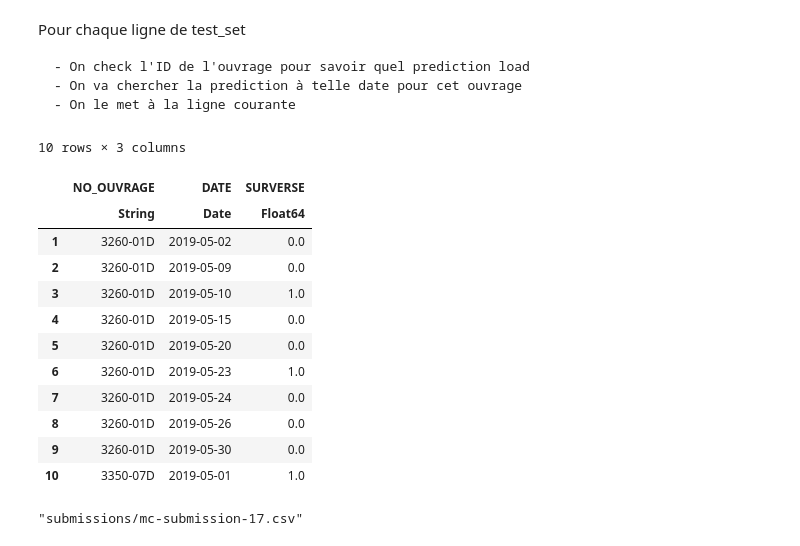
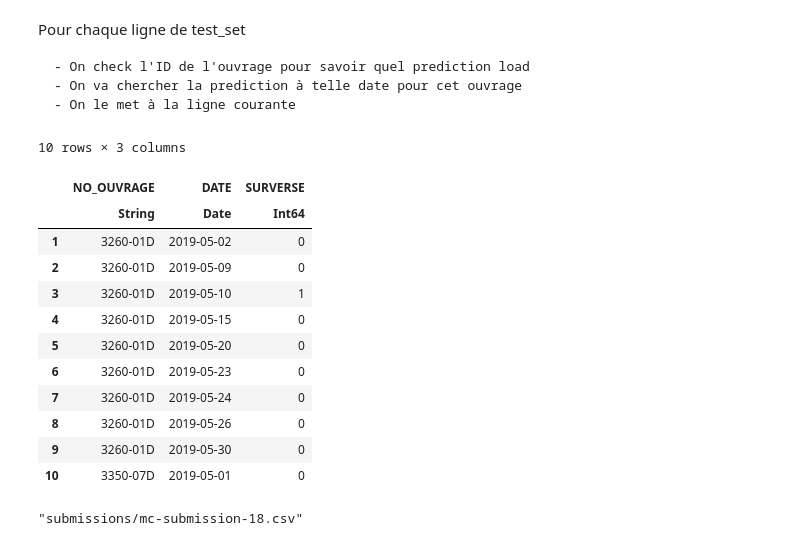
Before and after one commit to JeyzerMC/MTH3302-Project, a Jupyter notebook: Modele_Isolation.ipynb, the cells around one changed output. Drawn from its saved outputs; the diff is of its cells as text; code cells hidden in the pictures.

Commit message:
MC: Submission 18

```diff
--- a/Modele_Isolation.ipynb
+++ b/Modele_Isolation.ipynb
@@ -317,25 +438,26 @@ for i=1:size(test_set, 1)
 
     test_set[i, :SURVERSE] = pred_res[1, :SURVERSE];
 end
-# %%
-first(test_set, 10)
-# %% [output]
-10 rows × 3 columns
-|  | NO_OUVRAGE | DATE | SURVERSE |
-|  | String | Date | Float64 |
-| 1 | 3260-01D | 2019-05-02 | 0.0 |
-| 2 | 3260-01D | 2019-05-09 | 0.0 |
-| 3 | 3260-01D | 2019-05-10 | 1.0 |
-| 4 | 3260-01D | 2019-05-15 | 0.0 |
-| 5 | 3260-01D | 2019-05-20 | 0.0 |
-| 6 | 3260-01D | 2019-05-23 | 1.0 |
-| 7 | 3260-01D | 2019-05-24 | 0.0 |
-| 8 | 3260-01D | 2019-05-26 | 0.0 |
-| 9 | 3260-01D | 2019-05-30 | 0.0 |
-| 10 | 3350-07D | 2019-05-01 | 1.0 |
+# %%
+test_set[!, :SURVERSE] = convert(Array{Int}, test_set[!, :SURVERSE]);
+first(test_set, 10)
+# %% [output]
+10 rows × 3 columns
+|  | NO_OUVRAGE | DATE | SURVERSE |
+|  | String | Date | Int64 |
+| 1 | 3260-01D | 2019-05-02 | 0 |
+| 2 | 3260-01D | 2019-05-09 | 0 |
+| 3 | 3260-01D | 2019-05-10 | 1 |
+| 4 | 3260-01D | 2019-05-15 | 0 |
+| 5 | 3260-01D | 2019-05-20 | 0 |
+| 6 | 3260-01D | 2019-05-23 | 0 |
+| 7 | 3260-01D | 2019-05-24 | 0 |
+| 8 | 3260-01D | 2019-05-26 | 0 |
+| 9 | 3260-01D | 2019-05-30 | 0 |
+| 10 | 3350-07D | 2019-05-01 | 0 |
 # %%
 ID = test_set[:,:NO_OUVRAGE].*"_".*string.(test_set[:,:DATE])
 sampleSubmission = DataFrame(ID = ID, Surverse=test_set[:, :SURVERSE])
-CSV.write("submissions/mc-submission-17.csv",sampleSubmission)
+CSV.write("submissions/mc-submission-18.csv",sampleSubmission)
 # %% [output]
-"submissions/mc-submission-17.csv"
+"submissions/mc-submission-18.csv"
```
Also changed, not shown: parts of 21 cells of this notebook, 4 other files.
